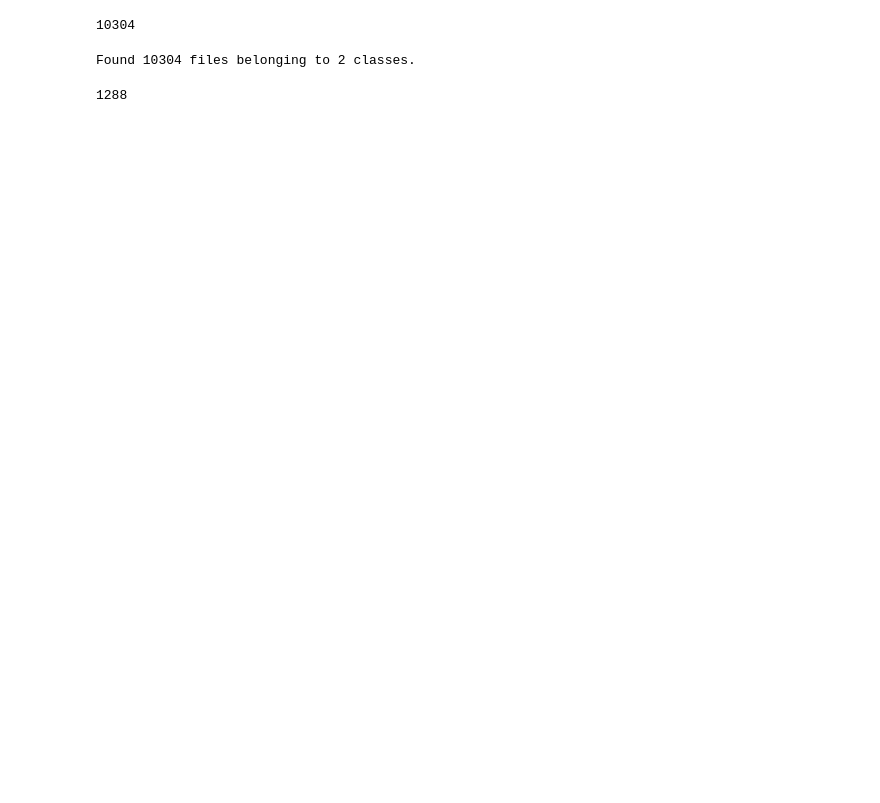
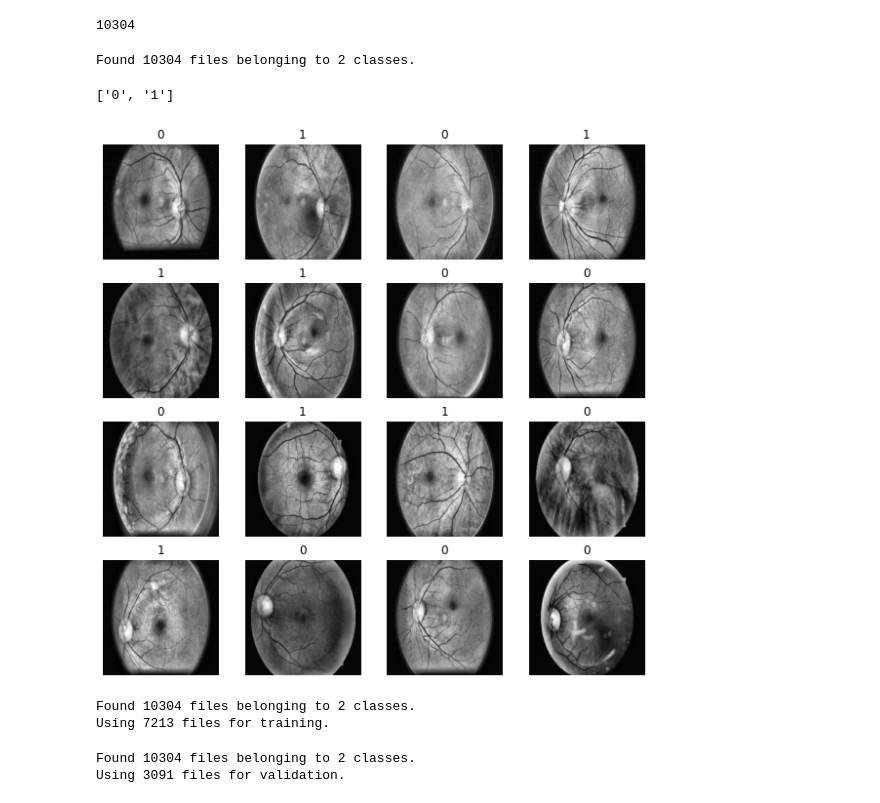
Before and after one commit to AleenaAlby/Diabetic-Retinopathy-detection, a Jupyter notebook: Models 2/DR_RESNET.ipynb, the cells around one changed output. Saved outputs shown, nothing was run; the diff lists cells and outputs as text; code cells hidden in the pictures; blank space fills up the shorter version.

```diff
--- a/Models 2/DR_RESNET.ipynb
+++ b/Models 2/DR_RESNET.ipynb
@@ -13,7 +39,7 @@ import warnings
 warnings.filterwarnings('ignore')
 # %%
 import pathlib
-data_dir = 'C:/Users/anant/Downloads/Claheclasses_1/Claheclasses_1'
+data_dir = '/content/Claheclasses_1'
 data_dir = pathlib.Path(data_dir)
 # %%
 image_count = len(list(data_dir.glob('*/*.jpeg')))
@@ -21,18 +47,14 @@ print(image_count)
 # %% [output]
 10304
 # %%
-batch_size = 8
-img_rows = 299
-img_cols = 299
+batch_size = 16
+img_height = 299
+img_width = 299
 # %%
-dataset = tf.keras.preprocessing.image_dataset_from_directory(
+dataset = tf.keras.utils.image_dataset_from_directory(
     data_dir,
     shuffle = True,
-    batch_size = 8,
-    image_size = (img_rows, img_cols))
+    image_size = (img_height, img_width),
+    batch_size = batch_size)
 # %% [output]
 Found 10304 files belonging to 2 classes.
-# %%
-len(dataset)
-# %% [output]
-1288
@@ -40,0 +61,37 @@ import numpy as np
+# %%
+class_names = dataset.class_names
+print(class_names)
+# %% [output]
+['0', '1']
+# %%
+plt.figure(figsize=(10, 10))
+for images_batch, labels_batch in dataset.take(1):
+    for i in range(16):
+        ax = plt.subplot(4, 4, i + 1)
+        plt.imshow(images_batch[i].numpy().astype("uint8"))
+        plt.title(class_names[labels_batch[i]])
+        plt.axis("off")
+# %% [output]
+[figure, added]
+# %%
+train_ds = tf.keras.utils.image_dataset_from_directory(
+  data_dir,
+  validation_split=0.3,
+  subset="training",
+  seed=123,
+  image_size=(img_height, img_width),
+  batch_size=batch_size)
+# %% [output]
+Found 10304 files belonging to 2 classes.
+Using 7213 files for training.
+# %%
+val_ds = tf.keras.utils.image_dataset_from_directory(
+  data_dir,
+  validation_split=0.3,
+  subset="validation",
+  seed=123,
+  image_size=(img_height, img_width),
+  batch_size=batch_size)
+# %% [output]
+Found 10304 files belonging to 2 classes.
+Using 3091 files for validation.
```
Also changed, not shown: parts of 42 cells of this notebook, 8 other files.
